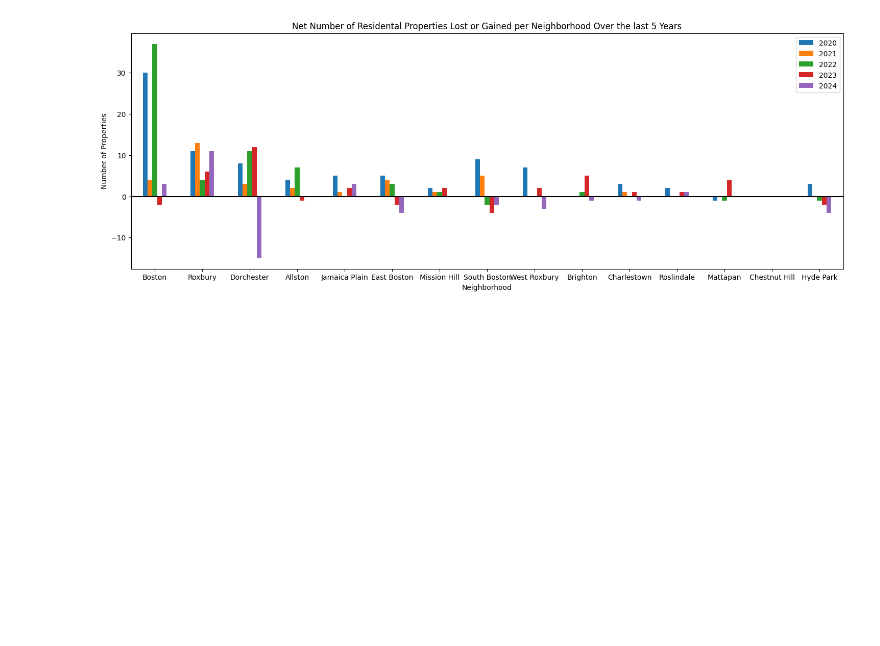
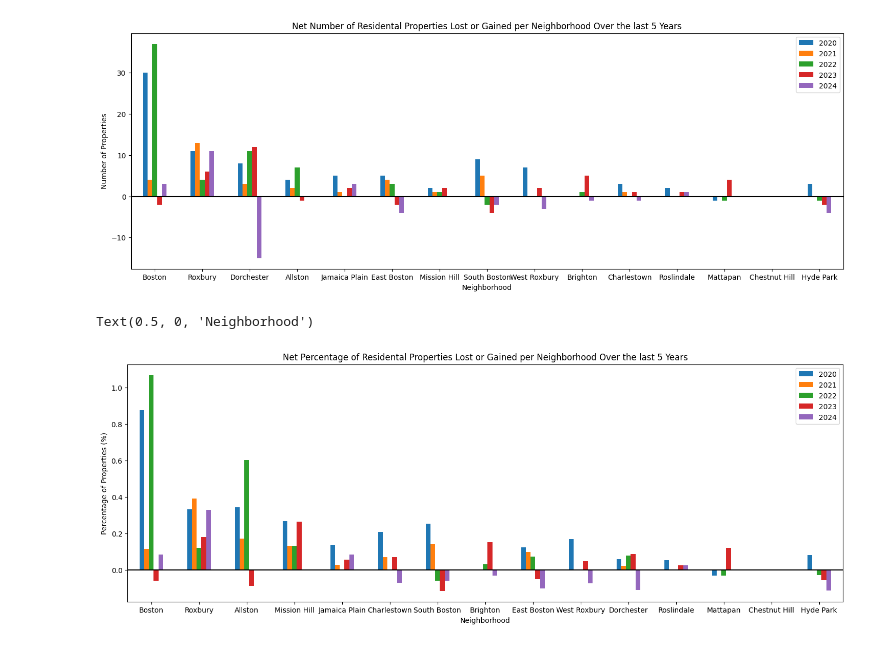
Before and after one commit to BU-Spark/ds-boston-remodeling, a Jupyter notebook: sp24-team-c/Final Insights/property-loss-by-neighborhood.ipynb, the cells around one changed output. Cells and saved outputs as stored; diff of their text form; code cells hidden in the pictures; blank space fills up the shorter version.

```diff
--- a/sp24-team-c/Final Insights/property-loss-by-neighborhood.ipynb
+++ b/sp24-team-c/Final Insights/property-loss-by-neighborhood.ipynb
@@ -527,3 +487,23 @@ plt.xlabel('Neighborhood')
 # %% [output]
 Text(0.5, 0, 'Neighborhood')
 [figure]
+# %%
+neighborhood_net_per_year = neighborhood_net_per_year.sort_values(by='NEIGHBORHOOD').reset_index(drop=True)
+neighborhood_num_residental_per_year = neighborhood_num_residental_per_year.sort_values(by='NEIGHBORHOOD').reset_index(drop=True)
+
+neighborhood_percent_net_per_year = neighborhood_net_per_year.copy()
+for col in neighborhood_percent_net_per_year.columns[1:]:
+    neighborhood_percent_net_per_year[col] =(neighborhood_net_per_year[col] / neighborhood_num_residental_per_year[col]) * 100
+
+value_columns = neighborhood_percent_net_per_year.columns[1:]
+neighborhood_percent_net_per_year['Average'] = neighborhood_percent_net_per_year[value_columns].mean(axis=1)
+neighborhood_percent_net_per_year = neighborhood_percent_net_per_year.sort_values(by='Average', ascending=False).drop(columns=['Average'])
+
+neighborhood_percent_net_per_year.plot(kind='bar', figsize=(18,6), x='NEIGHBORHOOD', rot=0)
+plt.axhline(y=0, color='k')
+plt.title('Net Percentage of Residental Properties Lost or Gained per Neighborhood Over the last 5 Years')
+plt.ylabel('Percentage of Properties (%)')
+plt.xlabel('Neighborhood')
+# %% [output]
+Text(0.5, 0, 'Neighborhood')
+[figure, added]
```
Also changed, not shown: parts of 4 cells of this notebook.
